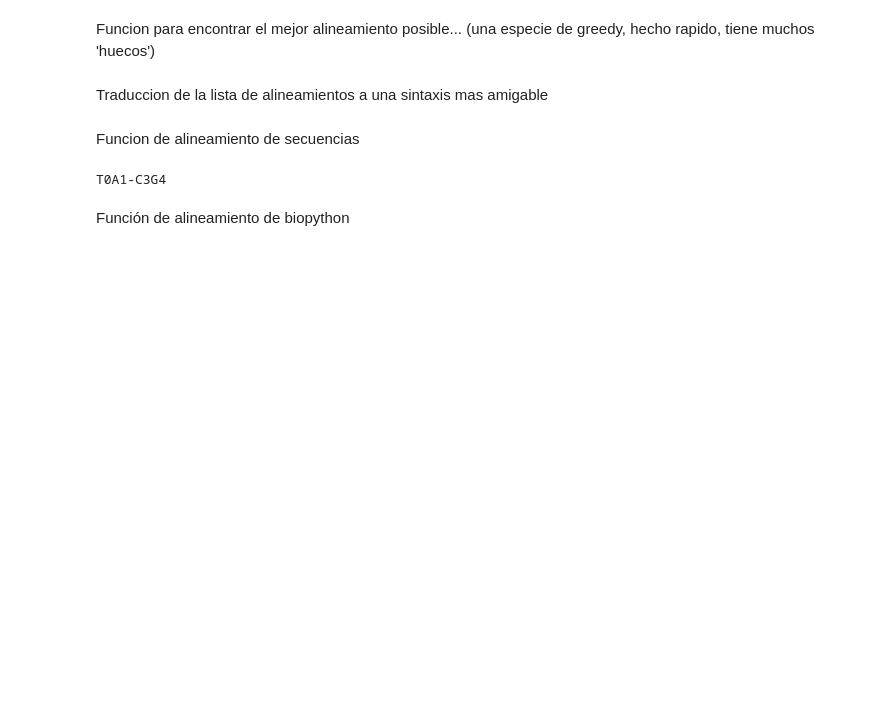
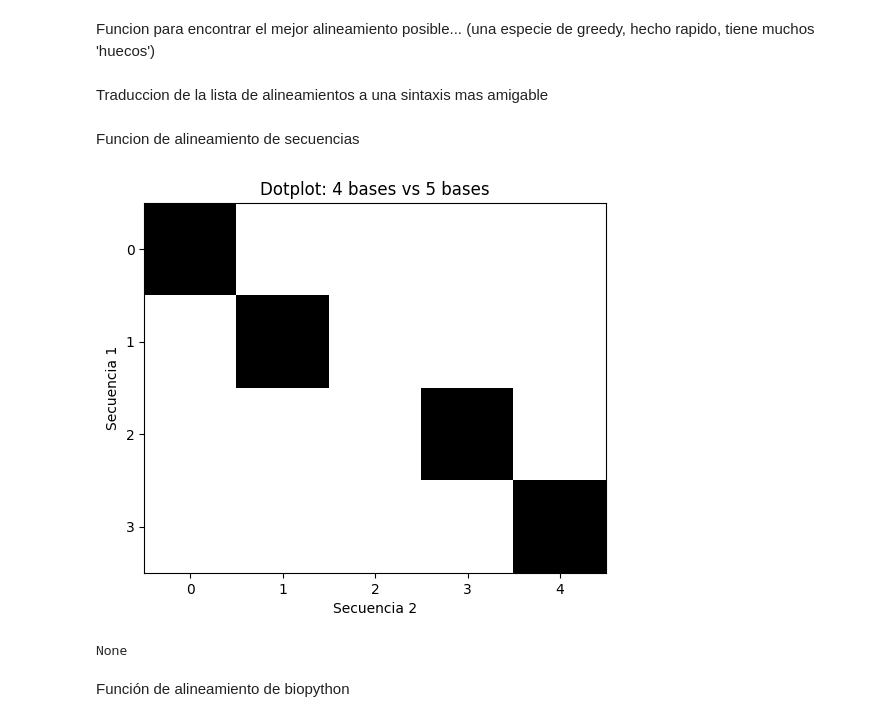
Before and after one commit to agusscarmu/Advanced_Bioinformatic, a Jupyter notebook: TP2.ipynb, the cells around one changed output. Drawn from its saved outputs; the diff is of its cells as text; code cells hidden in the pictures; blank space fills up the shorter version.

```diff
--- a/TP2.ipynb
+++ b/TP2.ipynb
@@ -16,3 +28,32 @@ def make_dotplot(seq1,seq2):
+# %%
+def has_potential(subdotplot):
+    score = 0
+    for i in range(len(subdotplot)):
+        if subdotplot[i,i] == 1:
+            score += 1
+
+    if score > (len(subdotplot)/2):
+        return True
+    return False
+
+def filtered_dotplot(dotplot, k):
+    rows, cols = len(dotplot), len(dotplot[0])
+    f_dotplot = np.zeros((rows, cols))
+
+    i,j=-1,-1
+
+    while i < (rows - k) or j < (cols - k):
+        if i<rows-k:
+            i+=1
+        if j<cols-k:
+            j+=1
+        subdotplot = dotplot[i:i+k, j:j+k]
+        if has_potential(subdotplot):
+            f_dotplot[i:i+k, j:j+k] = dotplot[i:i+k, j:j+k] * np.eye(k)
+
+
+
+    return f_dotplot
 # %% [markdown]
 Funcion para encontrar el mejor alineamiento posible... (una especie de greedy, hecho rapido, tiene muchos 'huecos')
 # %%
@@ -50,17 +98,24 @@ Funcion de alineamiento de secuencias
 # %%
 def alignment(seq1, seq2):
     dotplot = make_dotplot(seq1,seq2)
+    dotplot = filtered_dotplot(dotplot, 3)
+    show_dotplot(dotplot)
     best_alignment = obtain_best_alignment(dotplot)
     traduced_alignment = traduce_alignment(best_alignment, seq1, seq2)
-    return traduced_alignment
+    return dotplot
 
+# file = "./documents/TP53.fna"
+# seq1, seq2 = read_fasta(file)
 seq1 = 'TACG'
 seq2 = 'TATCG'
+
 align = alignment(seq1, seq2)
-
-print(align)
 # %% [output]
-T0A1-C3G4
+[figure, added]
+# %%
+print(align)
+# %% [output]
+None
 # %% [markdown]
 Función de alineamiento de biopython
 # %%
```
Also changed, not shown: parts of 4 cells of this notebook.
